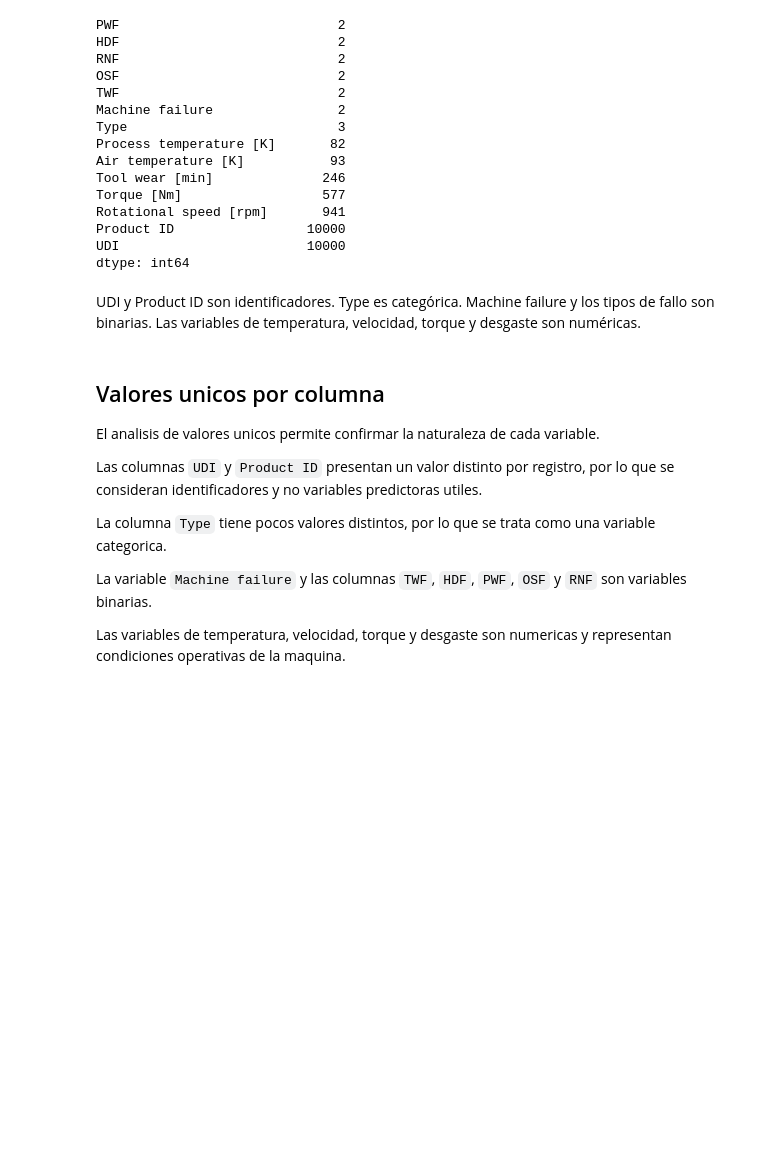
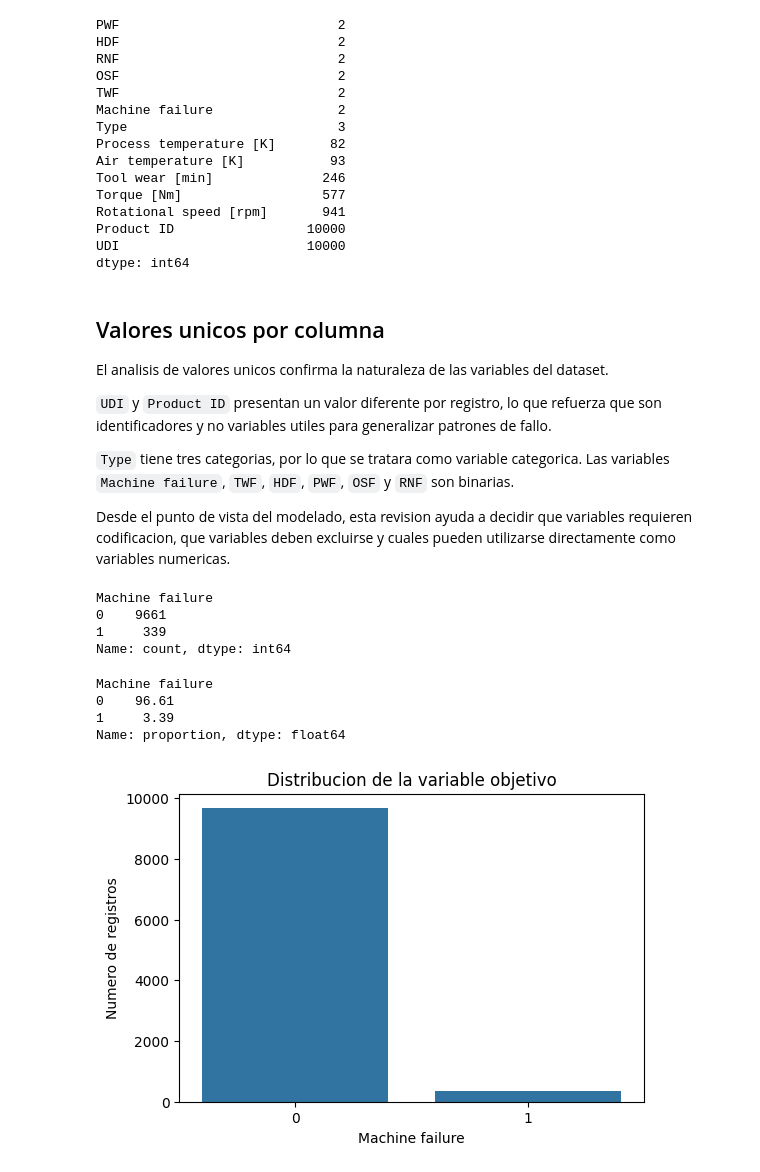
Before and after one commit to josemarin-create/predictive_maintenance_project, a Jupyter notebook: notebooks/01_datos.ipynb, the cells around one changed output. Cells and saved outputs as stored; diff of their text form; code cells hidden in the pictures; blank space fills up the shorter version.

Commit message:
Add exploratory data analysis

```diff
--- a/notebooks/01_datos.ipynb
+++ b/notebooks/01_datos.ipynb
@@ -181,20 +182,13 @@ Rotational speed [rpm]       941
 Product ID                 10000
 UDI                        10000
 dtype: int64
-# %% [markdown]
-UDI y Product ID son identificadores.
-Type es categórica.
-Machine failure y los tipos de fallo son binarias.
-Las variables de temperatura, velocidad, torque y desgaste son numéricas.
 # %% [markdown]
 ## Valores unicos por columna
 
-El analisis de valores unicos permite confirmar la naturaleza de cada variable.
+El analisis de valores unicos confirma la naturaleza de las variables del dataset.
 
-Las columnas `UDI` y `Product ID` presentan un valor distinto por registro, por lo que se consideran identificadores y no variables predictoras utiles.
+`UDI` y `Product ID` presentan un valor diferente por registro, lo que refuerza que son identificadores y no variables utiles para generalizar patrones de fallo.
 
-La columna `Type` tiene pocos valores distintos, por lo que se trata como una variable categorica.
+`Type` tiene tres categorias, por lo que se tratara como variable categorica. Las variables `Machine failure`, `TWF`, `HDF`, `PWF`, `OSF` y `RNF` son binarias.
 
-La variable `Machine failure` y las columnas `TWF`, `HDF`, `PWF`, `OSF` y `RNF` son variables binarias.
-
-Las variables de temperatura, velocidad, torque y desgaste son numericas y representan condiciones operativas de la maquina.
+Desde el punto de vista del modelado, esta revision ayuda a decidir que variables requieren codificacion, que variables deben excluirse y cuales pueden utilizarse directamente como variables numericas.
@@ -200,0 +198,30 @@ Las variables de temperatura, velocidad, torque y desgaste son numericas y repre
+# %%
+target_counts = df["Machine failure"].value_counts()
+target_counts
+# %% [output]
+Machine failure
+0    9661
+1     339
+Name: count, dtype: int64
+# %%
+target_percentages = df["Machine failure"].value_counts(normalize=True) * 100
+target_percentages
+# %% [output]
+Machine failure
+0    96.61
+1     3.39
+Name: proportion, dtype: float64
+# %%
+plt.figure(figsize=(6, 4))
+
+sns.countplot(
+    data=df,
+    x="Machine failure"
+)
+
+plt.title("Distribucion de la variable objetivo")
+plt.xlabel("Machine failure")
+plt.ylabel("Numero de registros")
+plt.show()
+# %% [output]
+[figure, added]
```
Also changed, not shown: parts of 40 cells of this notebook.
